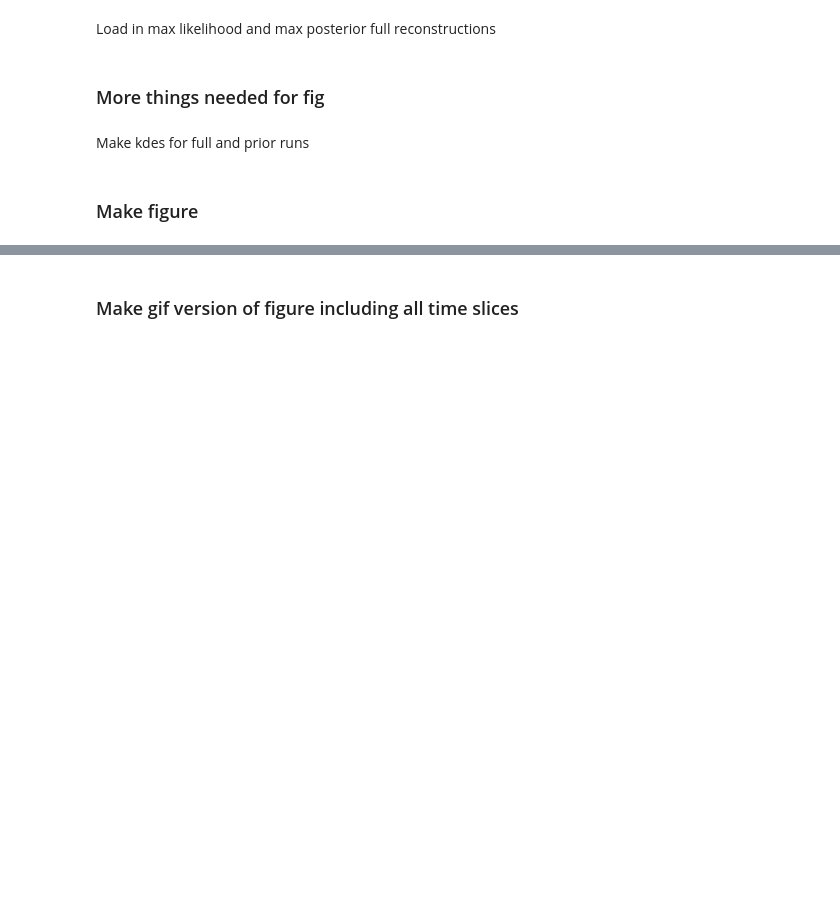
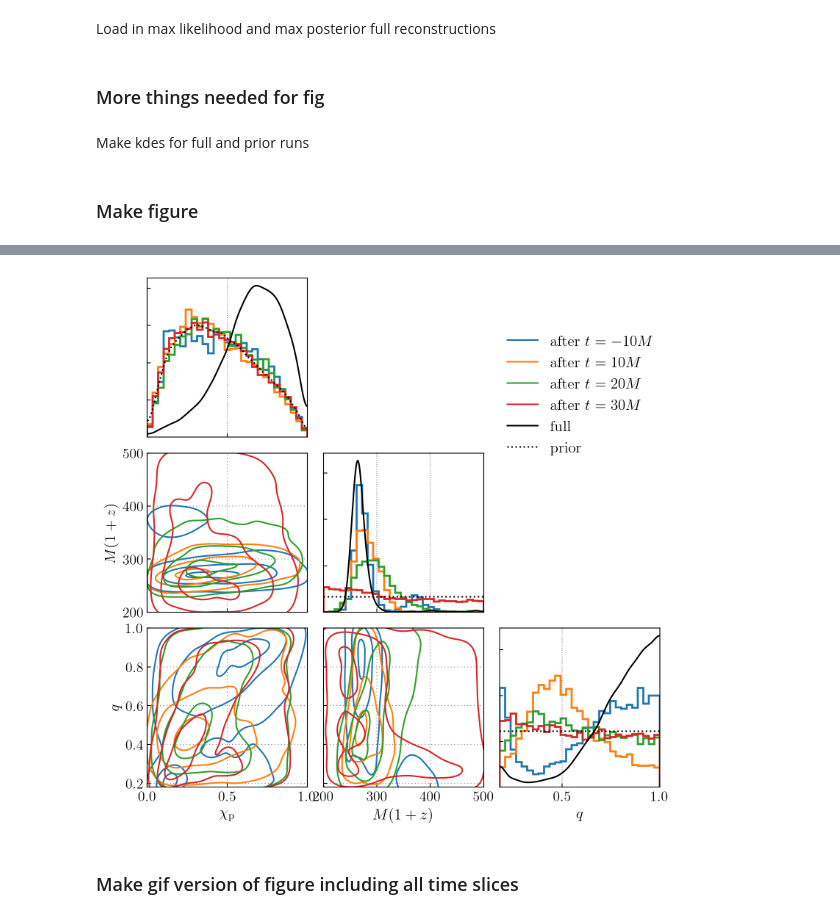
Before and after one commit to simonajmiller/gw190521-timedomain-release, a Jupyter notebook: figures/figure_02.ipynb, the cells around one changed output, grey strips where cells are left out. Cells and saved outputs as stored; diff of their text form; code cells hidden in the pictures; blank space fills up the shorter version.

```diff
--- a/figures/figure_02.ipynb
+++ b/figures/figure_02.ipynb
@@ -233,3 +235,9 @@ plt.show()
+# %%
+# fig 2b: for runs where mass posteriors vary
+tc_to_plot_mass = ['m10M', '10M', '20M', '30M']
+make_hist(keys, tc_to_plot_mass, 'figure_02b')
+# %% [output]
+[figure, added]
 # %% [markdown]
 ### Make gif version of figure including all time slices
 # %%
```
Also changed, not shown: parts of 3 cells of this notebook, 7 other files.
